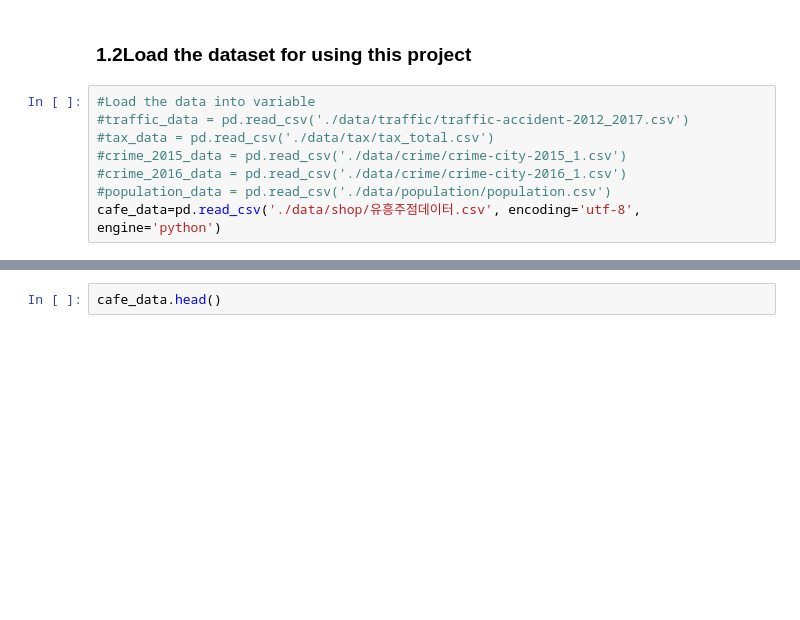
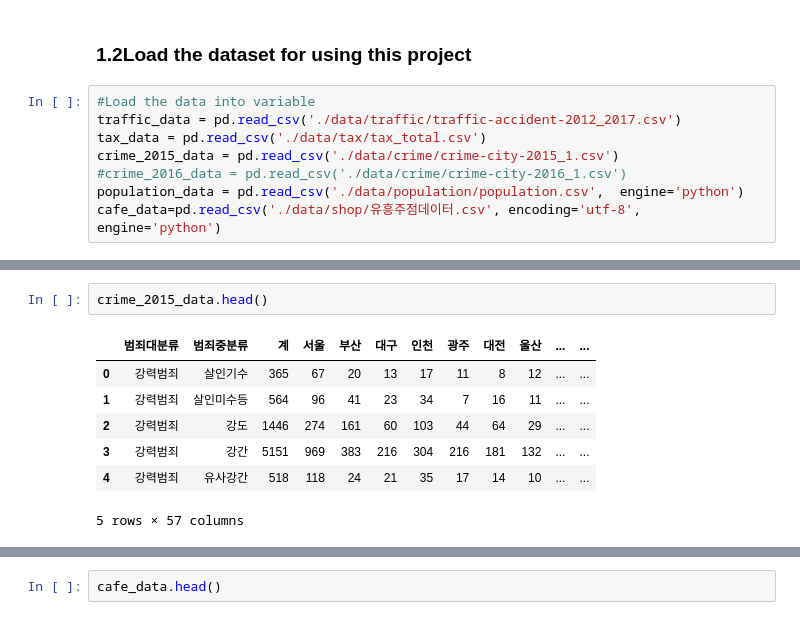
Before and after one commit to pci2676/db_pjt, a Jupyter notebook: Hell.ipynb, the cells around one changed output, grey strips where cells are left out. Saved outputs shown, nothing was run; the diff lists cells and outputs as text; blank space fills up the shorter version.

```diff
--- a/Hell.ipynb
+++ b/Hell.ipynb
@@ -47,9 +47,9 @@ else:
 ### 1.2Load the dataset for using this project
 # %%
 #Load the data into variable
-#traffic_data = pd.read_csv('./data/traffic/traffic-accident-2012_2017.csv')
-#tax_data = pd.read_csv('./data/tax/tax_total.csv')
-#crime_2015_data = pd.read_csv('./data/crime/crime-city-2015_1.csv')
+traffic_data = pd.read_csv('./data/traffic/traffic-accident-2012_2017.csv')
+tax_data = pd.read_csv('./data/tax/tax_total.csv')
+crime_2015_data = pd.read_csv('./data/crime/crime-city-2015_1.csv')
 #crime_2016_data = pd.read_csv('./data/crime/crime-city-2016_1.csv')
-#population_data = pd.read_csv('./data/population/population.csv')
+population_data = pd.read_csv('./data/population/population.csv',  engine='python')
 cafe_data=pd.read_csv('./data/shop/유흥주점데이터.csv', encoding='utf-8', engine='python')
@@ -55,0 +74,10 @@ cafe_data=pd.read_csv('./data/shop/유흥주점데이터.csv', encoding='utf-8',
+# %%
+crime_2015_data.head()
+# %% [output]
+|  | 범죄대분류 | 범죄중분류 | 계 | 서울 | 부산 | 대구 | 인천 | 광주 | 대전 | 울산 | ... | ... |
+| 0 | 강력범죄 | 살인기수 | 365 | 67 | 20 | 13 | 17 | 11 | 8 | 12 | ... | ... |
+| 1 | 강력범죄 | 살인미수등 | 564 | 96 | 41 | 23 | 34 | 7 | 16 | 11 | ... | ... |
+| 2 | 강력범죄 | 강도 | 1446 | 274 | 161 | 60 | 103 | 44 | 64 | 29 | ... | ... |
+| 3 | 강력범죄 | 강간 | 5151 | 969 | 383 | 216 | 304 | 216 | 181 | 132 | ... | ... |
+| 4 | 강력범죄 | 유사강간 | 518 | 118 | 24 | 21 | 35 | 17 | 14 | 10 | ... | ... |
+5 rows × 57 columns
```
Also changed, not shown: parts of 10 cells of this notebook, 1 other file.
